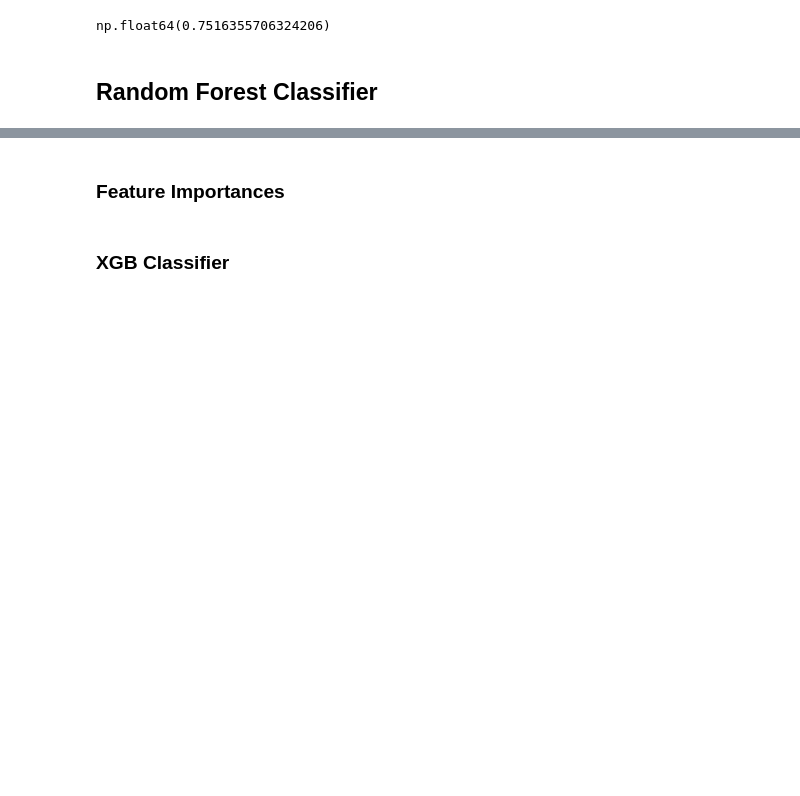
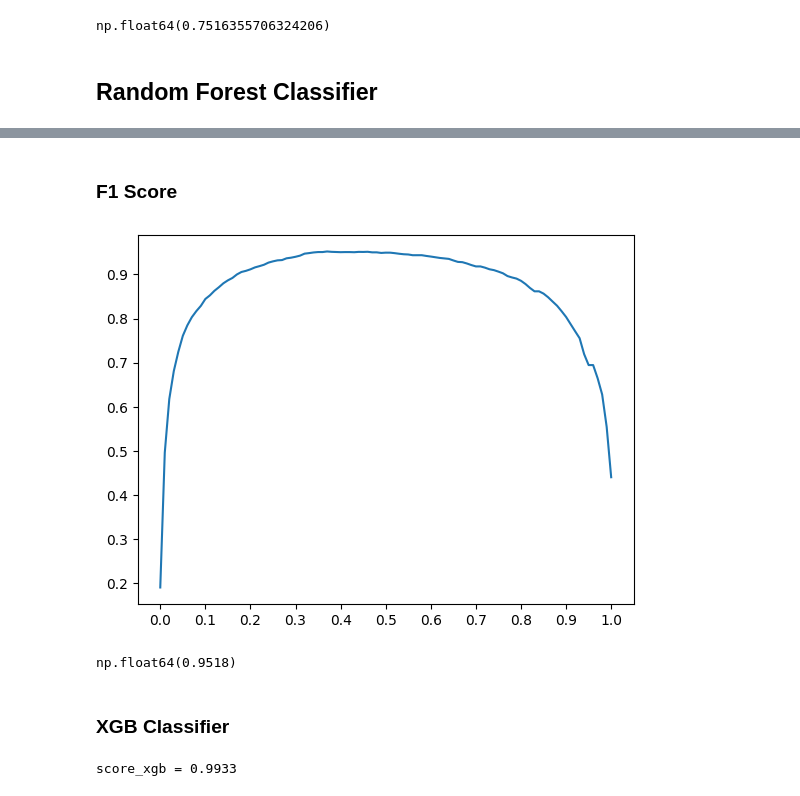
Before and after one commit to subair99/ML_Zoomcamp_2024_Project_Mid, a Jupyter notebook: notebooks/development.ipynb, the cells around one changed output, grey strips where cells are left out. Drawn from its saved outputs; the diff is of its cells as text; code cells hidden in the pictures; blank space fills up the shorter version.

```diff
--- a/notebooks/development.ipynb
+++ b/notebooks/development.ipynb
@@ -289,7 +283,7 @@ alg_lr = LogisticRegression(solver='liblinear', C=1.0, max_iter=1000, random_sta
 mod_lr, X_val, y_val = train_model(alg_lr)
 # %%
 # Calculate the probability ROC AUC score.
-score_lr, y_pred = predict_proba(X_val, y_val)
+score_lr, y_pred = predict_proba(mod_lr, X_val, y_val)
 print(f'score_lr = {round(score_lr, 4)}')
 # %% [output]
 score_lr = 0.9488
@@ -483,5 +473,21 @@ plt.show()
-# %% [markdown]
-### Feature Importances
+# %% [markdown]
+### F1 Score
+# %%
+# Get the F1 scores.
+df_scores['f1'] = 2 * df_scores.p * df_scores.r / (df_scores.p + df_scores.r)
+# %%
+# Plot the F1 scores.
+plt.plot(df_scores.threshold, df_scores.f1)
+plt.xticks(np.linspace(0, 1, 11))
+plt.show()
+# %% [output]
+[figure, added]
+# %%
+# Get the maximum f1-score.
+f1_max_rf = df_scores['f1'].max()
+print(f'f1_max_rf = {round(f1_max_rf, 4)}')
+# %% [output]
+np.float64(0.9518)
 # %% [markdown]
 ### XGB Classifier
 # %%
@@ -519,5 +524,7 @@ mod_xgb = xgb.train(xgb_params, dtrain, num_boost_round=10)
 # %%
 # Calculate the probability ROC AUC score.
 y_pred = mod_xgb.predict(dval)
-score_xgb = round(roc_auc_score(y_val, y_pred_proba), 4)
+score_xgb = round(roc_auc_score(y_val, y_pred), 4)
 print(f'score_xgb = {score_xgb}')
+# %% [output]
+score_xgb = 0.9933
```
Also changed, not shown: parts of 64 cells of this notebook.
